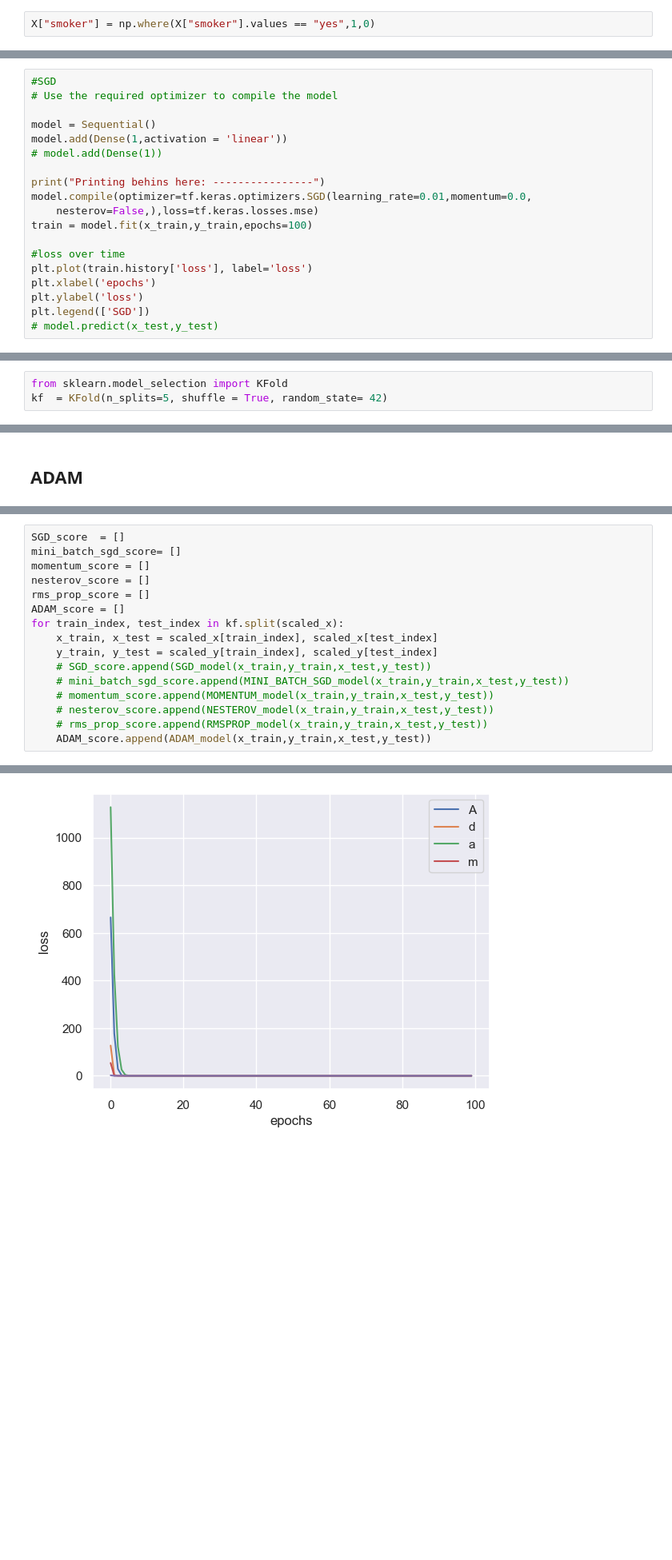
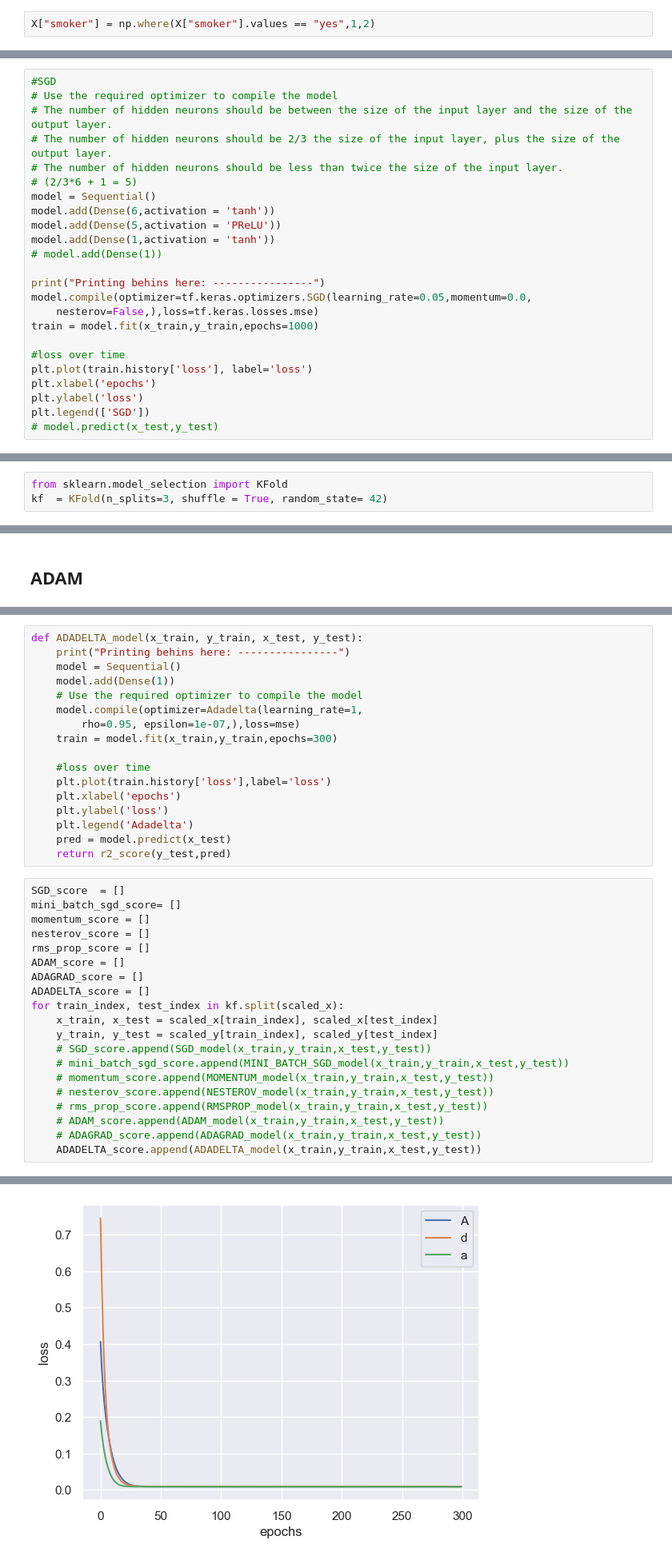
Before and after one commit to Ayushrawat-cmd/STPI-internship, a Jupyter notebook: model1.ipynb, the cells around one changed output, grey strips where cells are left out. Shown at 80% size. Saved outputs shown, nothing was run; the diff lists cells and outputs as text; blank space fills up the shorter version.

Commit message:
adagrad adadelta model

```diff
--- a/model1.ipynb
+++ b/model1.ipynb
@@ -36,5 +69,5 @@ data['bmi'] =np.where(data["bmi"].values>25,"yes","no")
 # %%
-X["smoker"] = np.where(X["smoker"].values == "yes",1,0)
+X["smoker"] = np.where(X["smoker"].values == "yes",1,2)
 # %%
 X.corr()
 # %% [output]
@@ -144,15 +187,20 @@ from tensorflow.keras.losses import mse
 # %%
 #SGD
 # Use the required optimizer to compile the model
-
+# The number of hidden neurons should be between the size of the input layer and the size of the output layer.
+# The number of hidden neurons should be 2/3 the size of the input layer, plus the size of the output layer.
+# The number of hidden neurons should be less than twice the size of the input layer.
+# (2/3*6 + 1 = 5)
 model = Sequential()
-model.add(Dense(1,activation = 'linear'))
+model.add(Dense(6,activation = 'tanh'))
+model.add(Dense(5,activation = 'PReLU'))
+model.add(Dense(1,activation = 'tanh'))
 # model.add(Dense(1))
 
 print("Printing behins here: ----------------")
-model.compile(optimizer=tf.keras.optimizers.SGD(learning_rate=0.01,momentum=0.0,
+model.compile(optimizer=tf.keras.optimizers.SGD(learning_rate=0.05,momentum=0.0,
     nesterov=False,),loss=tf.keras.losses.mse)
-train = model.fit(x_train,y_train,epochs=100)
+train = model.fit(x_train,y_train,epochs=1000)
 
 #loss over time
 plt.plot(train.history['loss'], label='loss')
@@ -205,7 +289,7 @@ r2_score(y_test,pred)
 # KFOLD validation
 # %%
 from sklearn.model_selection import KFold
-kf  = KFold(n_splits=5, shuffle = True, random_state= 42)
+kf  = KFold(n_splits=3, shuffle = True, random_state= 42)
 # %% [markdown]
 ## SGD function
 # %%
@@ -332,3 +452,20 @@ def ADAM_model(x_train, y_train, x_test, y_test):
+# %%
+def ADADELTA_model(x_train, y_train, x_test, y_test):
+    print("Printing behins here: ----------------")
+    model = Sequential()
+    model.add(Dense(1))
+    # Use the required optimizer to compile the model
+    model.compile(optimizer=Adadelta(learning_rate=1,
+        rho=0.95, epsilon=1e-07,),loss=mse)
+    train = model.fit(x_train,y_train,epochs=300)
+
+    #loss over time
+    plt.plot(train.history['loss'],label='loss')
+    plt.xlabel('epochs')
+    plt.ylabel('loss')
+    plt.legend('Adadelta')
+    pred = model.predict(x_test)
+    return r2_score(y_test,pred)
 # %%
 SGD_score  = []
 mini_batch_sgd_score= []
@@ -336,6 +473,8 @@ momentum_score = []
 nesterov_score = []
 rms_prop_score = []
 ADAM_score = []
+ADAGRAD_score = []
+ADADELTA_score = []
 for train_index, test_index in kf.split(scaled_x):
     x_train, x_test = scaled_x[train_index], scaled_x[test_index]
     y_train, y_test = scaled_y[train_index], scaled_y[test_index]
@@ -344,6 +483,8 @@ for train_index, test_index in kf.split(scaled_x):
     # momentum_score.append(MOMENTUM_model(x_train,y_train,x_test,y_test))
     # nesterov_score.append(NESTEROV_model(x_train,y_train,x_test,y_test))
     # rms_prop_score.append(RMSPROP_model(x_train,y_train,x_test,y_test))
-    ADAM_score.append(ADAM_model(x_train,y_train,x_test,y_test))
+    # ADAM_score.append(ADAM_model(x_train,y_train,x_test,y_test))
+    # ADAGRAD_score.append(ADAGRAD_model(x_train,y_train,x_test,y_test))
+    ADADELTA_score.append(ADADELTA_model(x_train,y_train,x_test,y_test))
 # %% [output]
 Printing behins here: ----------------
@@ -366 +507 @@ Epoch 100/100
-[figure, old version]
+[figure, new version]
```
Also changed, not shown: parts of 32 cells of this notebook, 1 other file.
